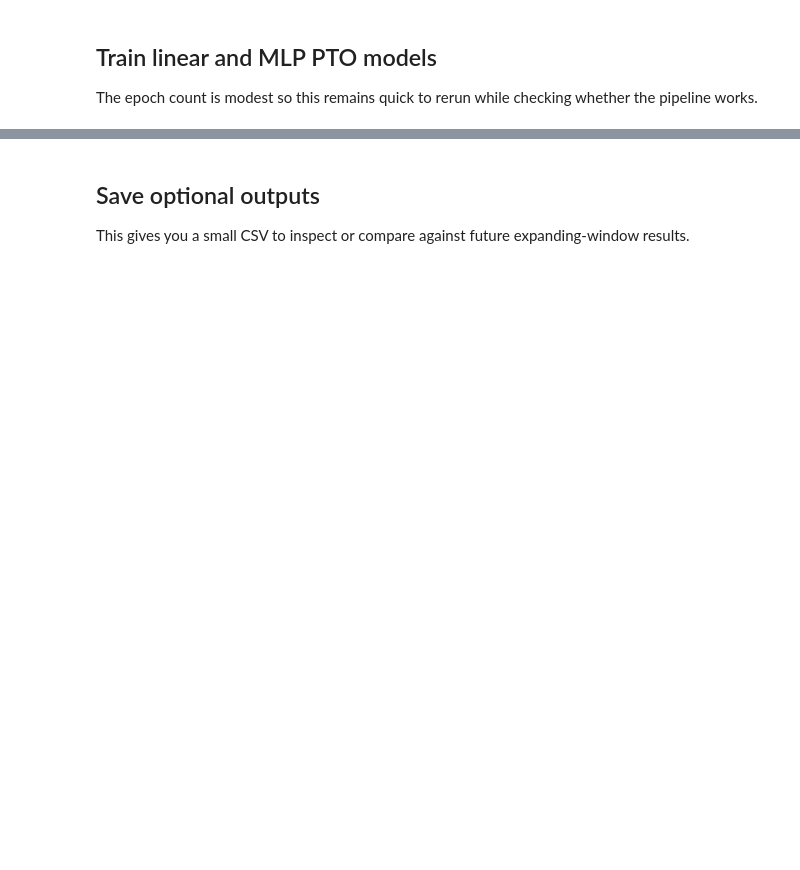
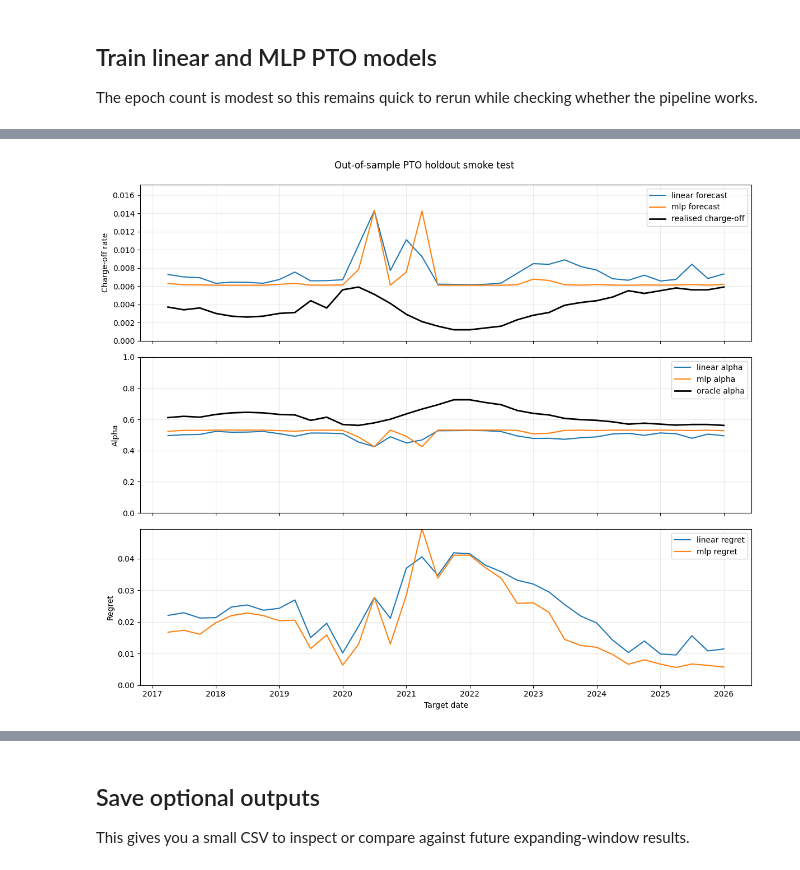
Before and after one commit to okeeffe-hannah/Decision_Focused_Learning_for_Capital_Allocation, a Jupyter notebook: models/notebooks/test_predict_then_optimise.ipynb, the cells around one changed output, grey strips where cells are left out. Saved outputs shown, nothing was run; the diff lists cells and outputs as text; code cells hidden in the pictures; blank space fills up the shorter version.

```diff
--- a/models/notebooks/test_predict_then_optimise.ipynb
+++ b/models/notebooks/test_predict_then_optimise.ipynb
@@ -50,14 +56,15 @@ ROOT
 `macro_panel_quarterly.csv` is dated at quarter end, while `fred_loan_return_aligned.csv` is dated at quarter start. The temporary macro copy below converts macro dates to quarter start before using the baseline `load_and_align_data` function.
 # %%
 macro_csv = ROOT / "data" / "processed" / "macro_panel_quarterly.csv"
-chargeoff_csv = ROOT / "data" / "raw" / "fred_loan_return" / "fred_loan_return_aligned.csv"
-scratch_dir = ROOT / "models" / "notebooks" / ".scratch"
-scratch_dir.mkdir(parents=True, exist_ok=True)
+chargeoff_csv = ROOT / "data" / "processed" / "fred_loan_return_aligned.csv"
+results_dir = ROOT / "results"
+results_dir.mkdir(parents=True, exist_ok=True)
 
 macro = pd.read_csv(macro_csv)
 macro["DATE"] = pd.to_datetime(macro["DATE"]).dt.to_period("Q").dt.start_time
-macro_aligned_csv = scratch_dir / "macro_panel_quarter_start.csv"
+macro_aligned_csv = ROOT / "data/processed/" "macro_panel_quarter_start.csv"
 macro.to_csv(macro_aligned_csv, index=False)
+
 
 df = load_and_align_data(
     macro_csv=macro_aligned_csv,
@@ -156,23 +192,75 @@ assert np.isfinite(metrics_df.to_numpy()).all()
 # %%
+
+pto_predictions["target_date"] = pd.to_datetime(pto_predictions["target_date"])
+
 fig, axes = plt.subplots(3, 1, figsize=(12, 10), sharex=True)
 
-for model_name, group in predictions.groupby("model"):
-    axes[0].plot(group["date"], group["mu_hat_chargeoff"], label=f"{model_name} forecast")
-    axes[1].plot(group["date"], group["alpha_hat"], label=f"{model_name} alpha")
-    axes[2].plot(group["date"], group["regret"], label=f"{model_name} regret")
+for model_name, group in pto_predictions.groupby("model"):
+    group = group.sort_values("target_date")
 
-axes[0].plot(test_df["DATE"], y_test, color="black", linewidth=2, label="realised next charge-off")
-axes[1].plot(predictions.loc[predictions["model"] == "linear", "date"], predictions.loc[predictions["model"] == "linear", "alpha_oracle"], color="black", linewidth=2, label="oracle alpha")
+    axes[0].plot(
+        group["target_date"],
+        group["mu_hat_chargeoff"],
+        label=f"{model_name} forecast",
+    )
+
+    axes[1].plot(
+        group["target_date"],
+        group["alpha_hat"],
+        label=f"{model_name} alpha",
+    )
+
+    axes[2].plot(
+        group["target_date"],
+        group["regret"],
+        label=f"{model_name} regret",
+    )
+
+# Oracle / realised values are the same across model rows, so take one model
+oracle = (
+    pto_predictions[pto_predictions["model"] == "linear"]
+    .sort_values("target_date")
+)
+
+axes[0].plot(
+    oracle["target_date"],
+    oracle["realised_chargeoff"],
+    color="black",
+    linewidth=2,
+    label="realised charge-off",
+)
+
+axes[1].plot(
+    oracle["target_date"],
+    oracle["alpha_oracle"],
+    color="black",
+    linewidth=2,
+    label="oracle alpha",
+)
+
+# Optional close-up axes
+axes[0].set_ylim(
+    0.0,
+    max(
+        pto_predictions["mu_hat_chargeoff"].max(),
+        pto_predictions["realised_chargeoff"].max(),
+    ) * 1.2,
+)
+
+axes[1].set_ylim(0.0, 1.0)
+axes[2].set_ylim(0.0, pto_predictions["regret"].quantile(0.95) * 1.2)
 
 axes[0].set_ylabel("Charge-off rate")
 axes[1].set_ylabel("Alpha")
 axes[2].set_ylabel("Regret")
-axes[2].set_xlabel("Date")
+axes[2].set_xlabel("Target date")
 
 for ax in axes:
     ax.grid(True, alpha=0.25)
     ax.legend(loc="best")
 
-fig.suptitle("Out-of-sample PTO smoke test", y=0.995)
+fig.suptitle("Out-of-sample PTO holdout smoke test", y=0.995)
 plt.tight_layout()
 plt.show()
+# %% [output]
+[figure, added]
```
Also changed, not shown: parts of 13 cells of this notebook, 3 other files.
